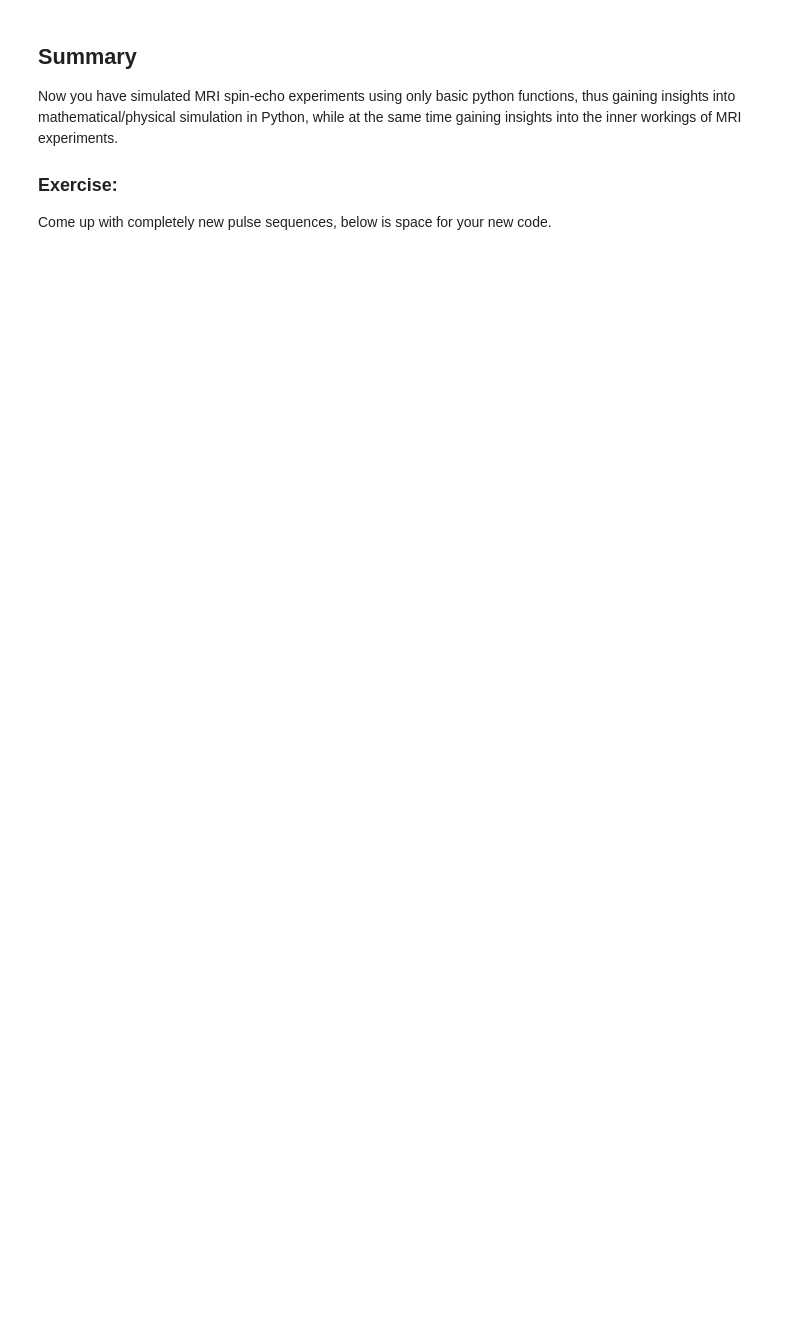
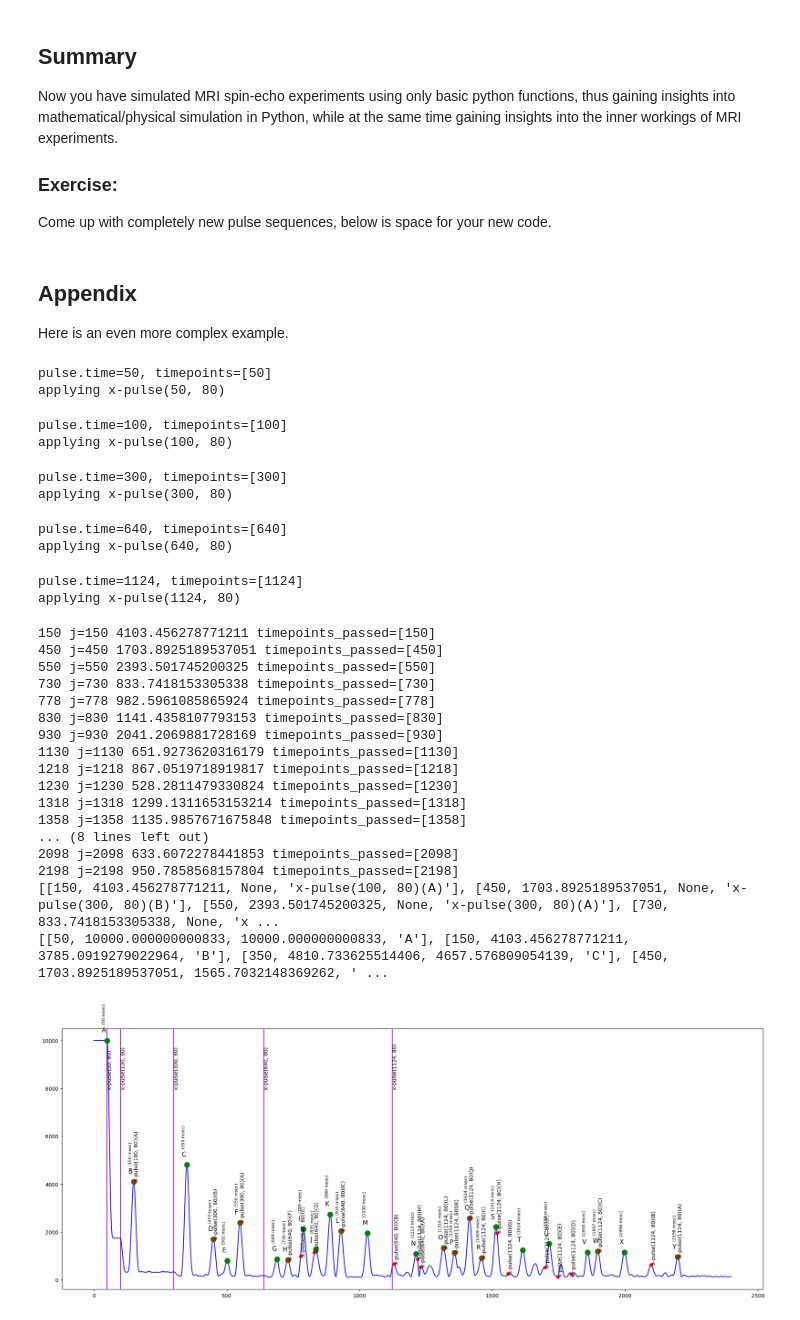
Before and after one commit to dbonekamp/spin_simulation, a Jupyter notebook: spin_simulation/spin_simulation.ipynb, the cells around one changed output. Drawn from its saved outputs; the diff is of its cells as text; code cells hidden in the pictures; blank space fills up the shorter version.

```diff
--- a/spin_simulation/spin_simulation.ipynb
+++ b/spin_simulation/spin_simulation.ipynb
@@ -604,3 +621,58 @@ Now you have simulated MRI spin-echo experiments using only basic python functio
 Come up with completely new pulse sequences, below is space for your new code.
 # %%
 # Write new pulse sequences here
+# %% [markdown]
+## Appendix
+
+Here is an even more complex example.
+# %%
+plt.rcParams["figure.figsize"] = (24, 9) #if your plots turn out too large or small, adjust this
+number_spins = 5000
+spins = Spinensemble(number_spins, offset_frequency, stdev_offset)
+
+timepoints = range(0,2400,1)
+
+pulseSequence = PulseSequence()
+pulseSequence.add(Pulse("x-pulse", 50, 80))
+pulseSequence.add(Pulse("x-pulse", 100, 80))
+pulseSequence.add(Pulse("x-pulse", 300, 80))
+pulseSequence.add(Pulse("x-pulse", 640, 80))
+pulseSequence.add(Pulse("x-pulse", 1124, 80))
+
+signal_over_time = pulseSequence.simulate(spins, timepoints)
+pulseSequence.plotWithSignal(signal_over_time)
+
+pulseSequence.determineHeightOfExpectedPeaks()
+print(pulseSequence.expected_peaks)
+print(signal_over_time[2]) #peaks
+pulseSequence.showPeakLabels()
+pulseSequence.showExpectedPeaks()
+# %% [output]
+pulse.time=50, timepoints=[50]
+applying x-pulse(50, 80)
+pulse.time=100, timepoints=[100]
+applying x-pulse(100, 80)
+pulse.time=300, timepoints=[300]
+applying x-pulse(300, 80)
+pulse.time=640, timepoints=[640]
+applying x-pulse(640, 80)
+pulse.time=1124, timepoints=[1124]
+applying x-pulse(1124, 80)
+150 j=150 4103.456278771211 timepoints_passed=[150]
+450 j=450 1703.8925189537051 timepoints_passed=[450]
+550 j=550 2393.501745200325 timepoints_passed=[550]
+730 j=730 833.7418153305338 timepoints_passed=[730]
+778 j=778 982.5961085865924 timepoints_passed=[778]
+830 j=830 1141.4358107793153 timepoints_passed=[830]
+930 j=930 2041.2069881728169 timepoints_passed=[930]
+1130 j=1130 651.9273620316179 timepoints_passed=[1130]
+1218 j=1218 867.0519718919817 timepoints_passed=[1218]
+1230 j=1230 528.2811479330824 timepoints_passed=[1230]
+1318 j=1318 1299.1311653153214 timepoints_passed=[1318]
+1358 j=1358 1135.9857671675848 timepoints_passed=[1358]
+... (8 lines left out)
+2098 j=2098 633.6072278441853 timepoints_passed=[2098]
+2198 j=2198 950.7858568157804 timepoints_passed=[2198]
+[[150, 4103.456278771211, None, 'x-pulse(100, 80)(A)'], [450, 1703.8925189537051, None, 'x-pulse(300, 80)(B)'], [550, 2393.501745200325, None, 'x-pulse(300, 80)(A)'], [730, 833.7418153305338, None, 'x ...
+[[50, 10000.000000000833, 10000.000000000833, 'A'], [150, 4103.456278771211, 3785.0919279022964, 'B'], [350, 4810.733625514406, 4657.576809054139, 'C'], [450, 1703.8925189537051, 1565.7032148369262, ' ...
+[figure, added]
```
Also changed, not shown: parts of 7 cells of this notebook, 3 other files.
